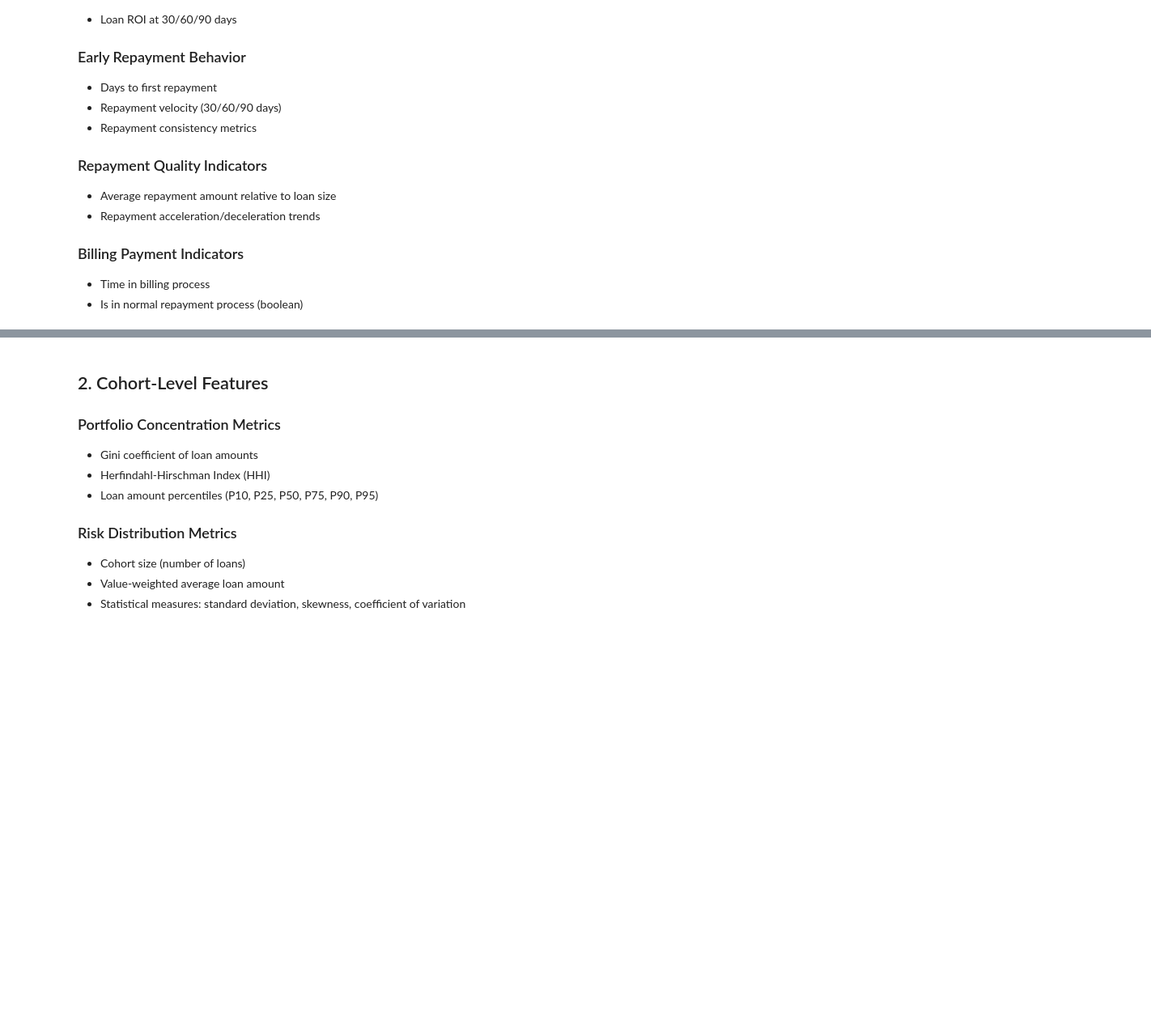
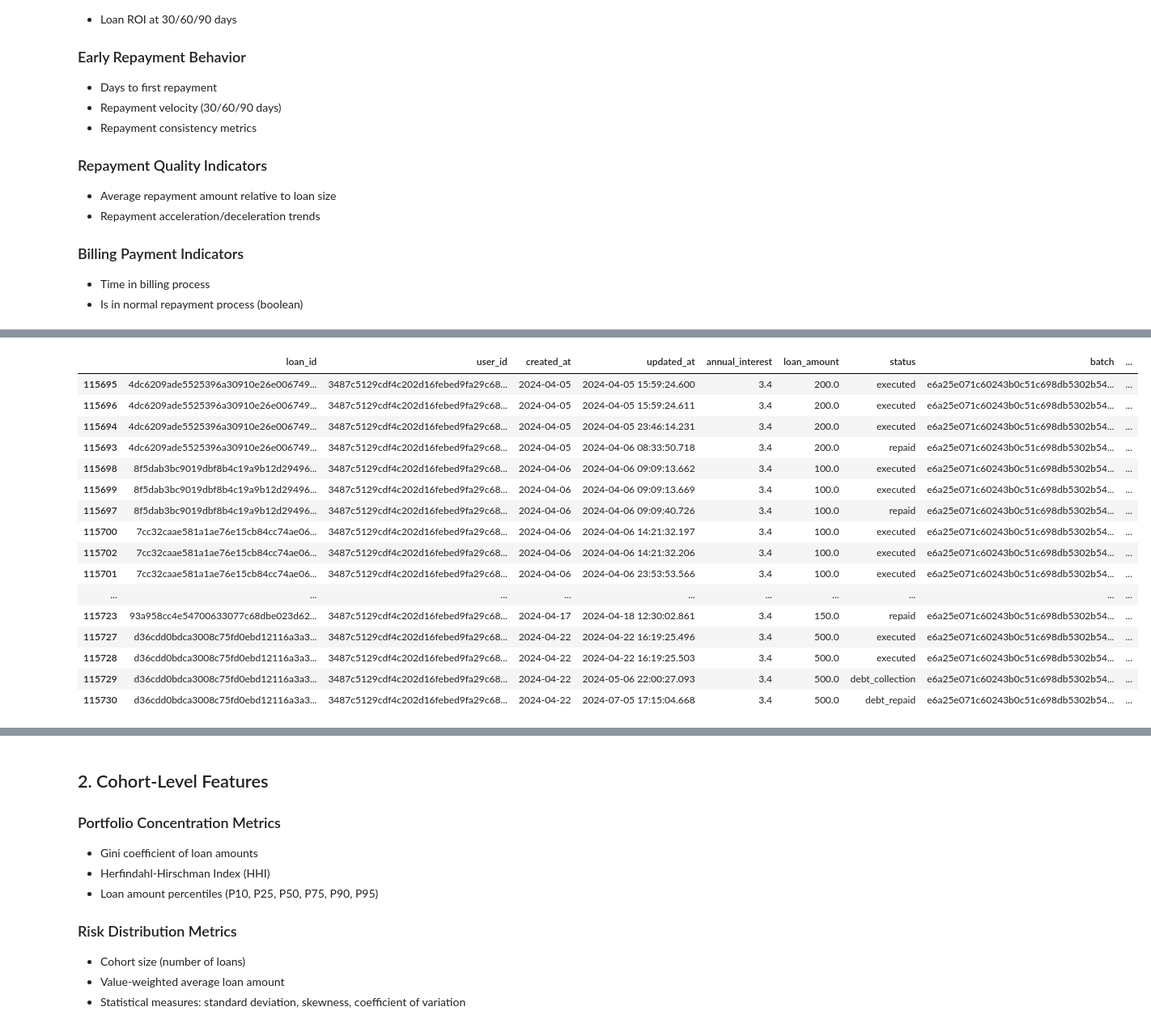
Before and after one commit to jquentino/cohort-profitability-case, a Jupyter notebook: notebooks/2-feature-engineering.ipynb, the cells around one changed output, grey strips where cells are left out. Shown at 81% size. Cells and saved outputs as stored; diff of their text form; code cells hidden in the pictures; blank space fills up the shorter version.

```diff
--- a/notebooks/2-feature-engineering.ipynb
+++ b/notebooks/2-feature-engineering.ipynb
@@ -104,0 +122,26 @@ Final loan features dataset: 24316 loans with 30 features
+# %%
+loan_id = "4dc6209ade5525396a30910e26e006749df5f878e137cb87bb123267f970bce3"
+user_id = "3487c5129cdf4c202d16febed9fa29c680e54b40859d72110ad76191d31525b7"
+unique_loans = loans_and_cohort[loans_and_cohort.user_id == user_id].sort_values("updated_at")[
+    "loan_id"
+].unique()
+
+loans_and_cohort[loans_and_cohort.user_id == user_id].sort_values("updated_at")
+# %% [output]
+|  | loan_id | user_id | created_at | updated_at | annual_interest | loan_amount | status | batch | ... |
+| 115695 | 4dc6209ade5525396a30910e26e006749... | 3487c5129cdf4c202d16febed9fa29c68... | 2024-04-05 | 2024-04-05 15:59:24.600 | 3.4 | 200.0 | executed | e6a25e071c60243b0c51c698db5302b54... | ... |
+| 115696 | 4dc6209ade5525396a30910e26e006749... | 3487c5129cdf4c202d16febed9fa29c68... | 2024-04-05 | 2024-04-05 15:59:24.611 | 3.4 | 200.0 | executed | e6a25e071c60243b0c51c698db5302b54... | ... |
+| 115694 | 4dc6209ade5525396a30910e26e006749... | 3487c5129cdf4c202d16febed9fa29c68... | 2024-04-05 | 2024-04-05 23:46:14.231 | 3.4 | 200.0 | executed | e6a25e071c60243b0c51c698db5302b54... | ... |
+| 115693 | 4dc6209ade5525396a30910e26e006749... | 3487c5129cdf4c202d16febed9fa29c68... | 2024-04-05 | 2024-04-06 08:33:50.718 | 3.4 | 200.0 | repaid | e6a25e071c60243b0c51c698db5302b54... | ... |
+| 115698 | 8f5dab3bc9019dbf8b4c19a9b12d29496... | 3487c5129cdf4c202d16febed9fa29c68... | 2024-04-06 | 2024-04-06 09:09:13.662 | 3.4 | 100.0 | executed | e6a25e071c60243b0c51c698db5302b54... | ... |
+| 115699 | 8f5dab3bc9019dbf8b4c19a9b12d29496... | 3487c5129cdf4c202d16febed9fa29c68... | 2024-04-06 | 2024-04-06 09:09:13.669 | 3.4 | 100.0 | executed | e6a25e071c60243b0c51c698db5302b54... | ... |
+| 115697 | 8f5dab3bc9019dbf8b4c19a9b12d29496... | 3487c5129cdf4c202d16febed9fa29c68... | 2024-04-06 | 2024-04-06 09:09:40.726 | 3.4 | 100.0 | repaid | e6a25e071c60243b0c51c698db5302b54... | ... |
+| 115700 | 7cc32caae581a1ae76e15cb84cc74ae06... | 3487c5129cdf4c202d16febed9fa29c68... | 2024-04-06 | 2024-04-06 14:21:32.197 | 3.4 | 100.0 | executed | e6a25e071c60243b0c51c698db5302b54... | ... |
+| 115702 | 7cc32caae581a1ae76e15cb84cc74ae06... | 3487c5129cdf4c202d16febed9fa29c68... | 2024-04-06 | 2024-04-06 14:21:32.206 | 3.4 | 100.0 | executed | e6a25e071c60243b0c51c698db5302b54... | ... |
+| 115701 | 7cc32caae581a1ae76e15cb84cc74ae06... | 3487c5129cdf4c202d16febed9fa29c68... | 2024-04-06 | 2024-04-06 23:53:53.566 | 3.4 | 100.0 | executed | e6a25e071c60243b0c51c698db5302b54... | ... |
+| ... | ... | ... | ... | ... | ... | ... | ... | ... | ... |
+| 115723 | 93a958cc4e54700633077c68dbe023d62... | 3487c5129cdf4c202d16febed9fa29c68... | 2024-04-17 | 2024-04-18 12:30:02.861 | 3.4 | 150.0 | repaid | e6a25e071c60243b0c51c698db5302b54... | ... |
+| 115727 | d36cdd0bdca3008c75fd0ebd12116a3a3... | 3487c5129cdf4c202d16febed9fa29c68... | 2024-04-22 | 2024-04-22 16:19:25.496 | 3.4 | 500.0 | executed | e6a25e071c60243b0c51c698db5302b54... | ... |
+| 115728 | d36cdd0bdca3008c75fd0ebd12116a3a3... | 3487c5129cdf4c202d16febed9fa29c68... | 2024-04-22 | 2024-04-22 16:19:25.503 | 3.4 | 500.0 | executed | e6a25e071c60243b0c51c698db5302b54... | ... |
+| 115729 | d36cdd0bdca3008c75fd0ebd12116a3a3... | 3487c5129cdf4c202d16febed9fa29c68... | 2024-04-22 | 2024-05-06 22:00:27.093 | 3.4 | 500.0 | debt_collection | e6a25e071c60243b0c51c698db5302b54... | ... |
+| 115730 | d36cdd0bdca3008c75fd0ebd12116a3a3... | 3487c5129cdf4c202d16febed9fa29c68... | 2024-04-22 | 2024-07-05 17:15:04.668 | 3.4 | 500.0 | debt_repaid | e6a25e071c60243b0c51c698db5302b54... | ... |
```
Also changed, not shown: parts of 13 cells of this notebook, 5 other files.
